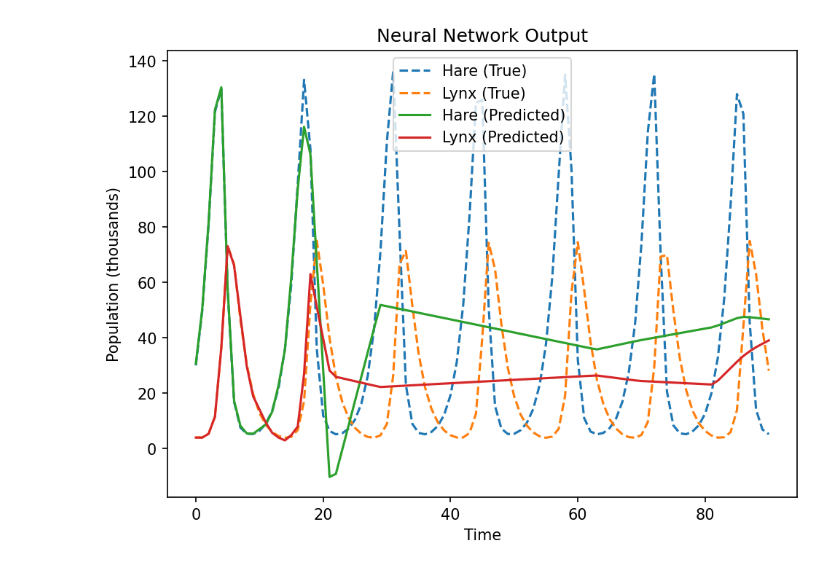
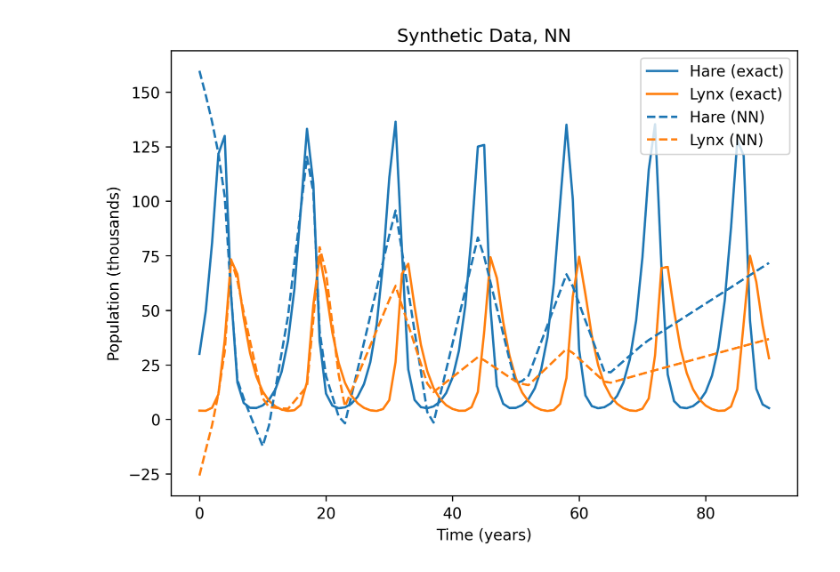
Before and after one commit to DanDan0101/PSI-Machine-Learning, a Jupyter notebook: Homework 2/HW 2.ipynb, the cells around one changed output. Cells and saved outputs as stored; diff of their text form; code cells hidden in the pictures.

```diff
--- a/Homework 2/HW 2.ipynb
+++ b/Homework 2/HW 2.ipynb
@@ -57,6 +281,6 @@ class NeuralNetwork(nn.Module):
     def forward(self, x):
         return self.linear_relu_stack(x)
 # %%
-model = NeuralNetwork().to(device)
+model = NN().to(device)
 print(model)
 # %% [output]
@@ -87,16 +318,21 @@ def train(model, loss_fn, optimizer):
-# %%
-def test(model, loss_fn):
-    model.eval()
-    with torch.no_grad():
-        pred = model(train_X)
-        loss = loss_fn(pred, train_y).item()
-    print(f"Training loss: {loss:>8f} \n")
+# %%
+def test(dataloader, model, loss_fn):
+    num_batches = len(dataloader)
+    model.eval()
+    test_loss = 0
+    with torch.no_grad():
+        for X, y in dataloader:
+            X, y = X.unsqueeze(-1).to(device), y.to(device)
+            pred = model(X)
+            test_loss += loss_fn(pred, y).item()
+    test_loss /= num_batches
+    print(f"Test Error: \n Avg loss: {test_loss:>8f} \n")
 # %%
 epochs = 10000
 for t in tqdm(range(epochs)):
-    train(model, loss_fn, optimizer)
+    train(dataset_exact_train_loader, model, loss_fn, optimizer)
     if t % 2500 == 0:
         print(f"Epoch {t}")
-        test(model, loss_fn)
+        test(dataset_exact_test_loader, model, loss_fn)
 # %% [output]
 Epoch 0
@@ -113,14 +353,14 @@ Training loss: 835.302063
 # %%
-v_pred = model(train_X).detach().cpu().numpy().T
-plt.figure(dpi = 150, layout = "constrained")
-plt.plot(LV_sol.t, LV_sol.y[0], label = "Hare (True)", linestyle = "--")
-plt.plot(LV_sol.t, LV_sol.y[1], label = "Lynx (True)", linestyle = "--")
-plt.plot(LV_sol.t, v_pred[0], label = "Hare (Predicted)")
-plt.plot(LV_sol.t, v_pred[1], label = "Lynx (Predicted)")
-plt.xlabel("Time")
+v_pred = model(torch.from_numpy(t_exact).float().unsqueeze(-1).to(device)).detach().cpu().numpy().T
+plt.figure(dpi = 300, layout = "constrained")
+plt.plot(t_exact, p_exact[0], label = "Hare (exact)")
+plt.plot(t_exact, p_exact[1], label = "Lynx (exact)")
+plt.plot(t_exact, v_pred[0], label = "Hare (NN)", linestyle = "--", color = "C0")
+plt.plot(t_exact, v_pred[1], label = "Lynx (NN)", linestyle = "--", color = "C1")
+plt.xlabel("Time (years)")
 plt.ylabel("Population (thousands)")
-plt.title("Neural Network Output")
+plt.title("Synthetic Data, NN")
 plt.legend()
 plt.show()
 # %% [output]
-[figure, old version]
+[figure, new version]
```
Also changed, not shown: parts of 39 cells of this notebook.
